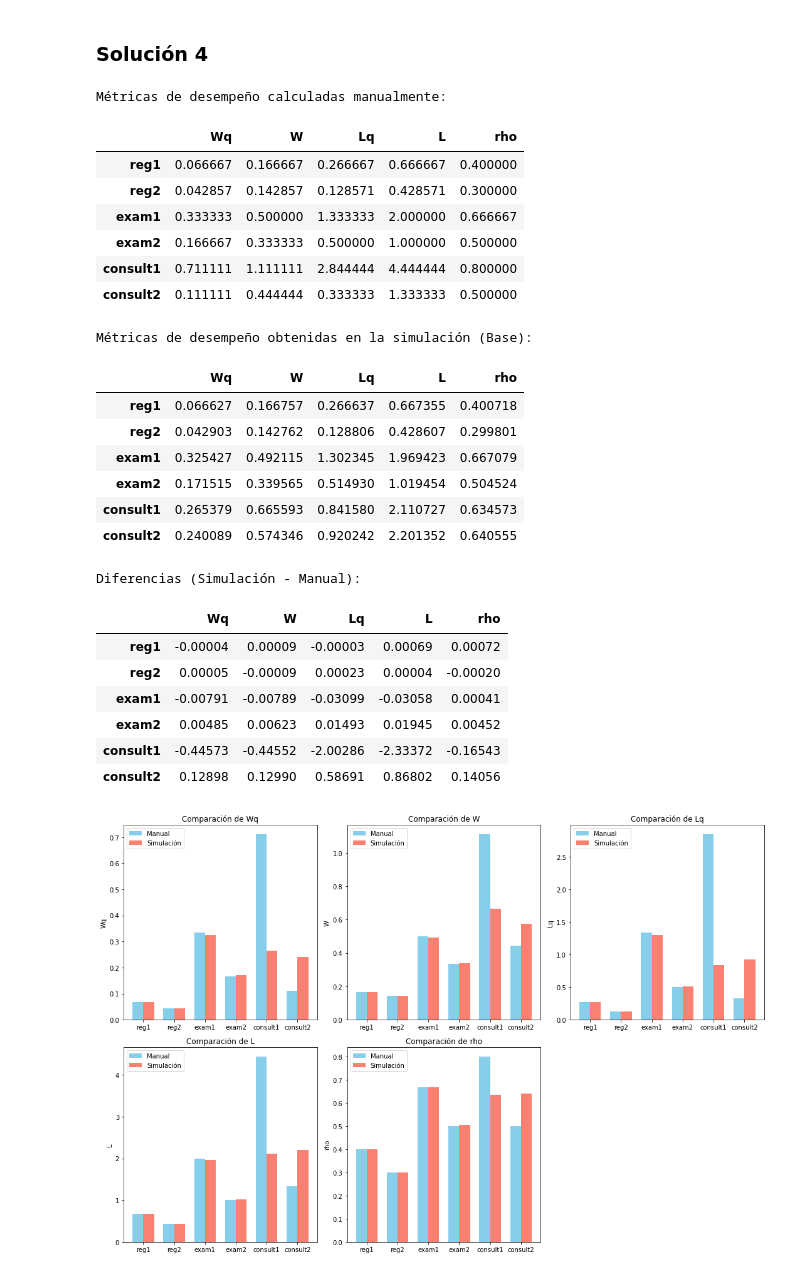
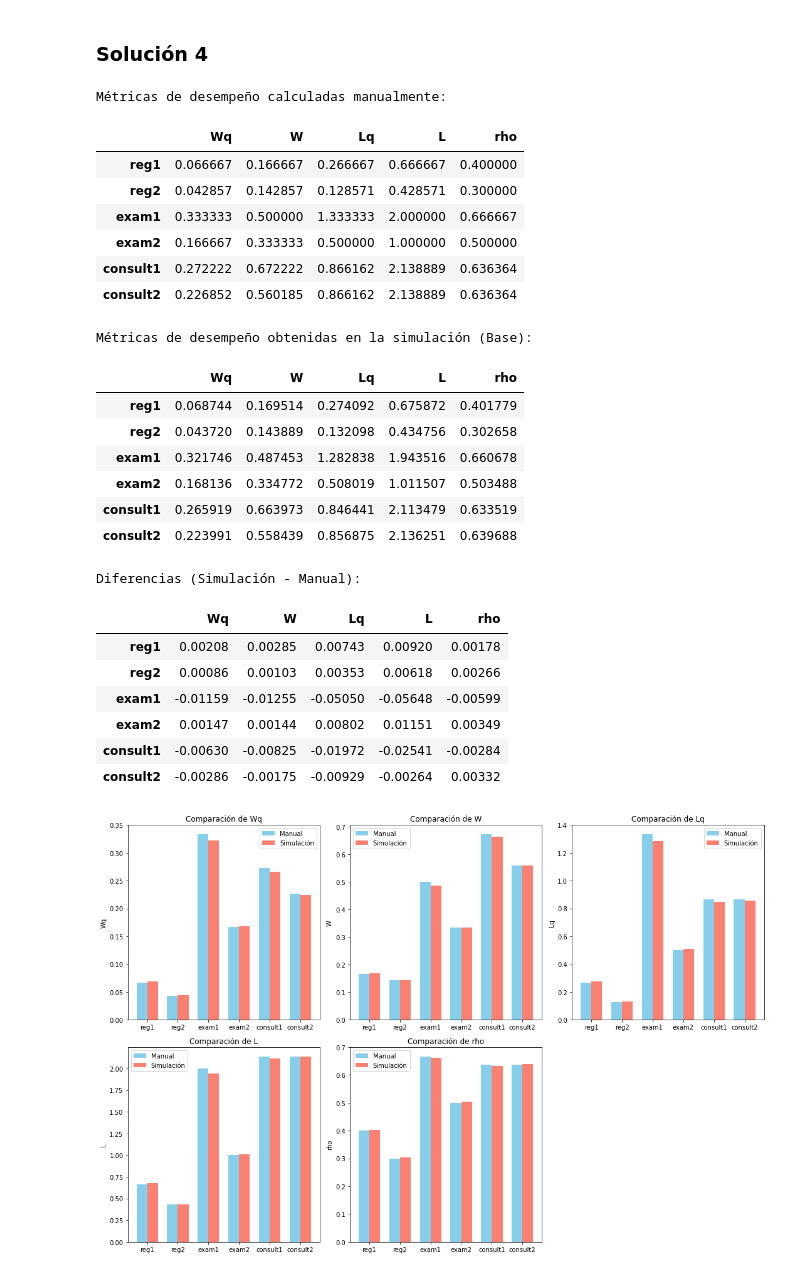
Before and after one commit to AlexisAndradeDev/OperationsResearch_QueuingProject, a Jupyter notebook: IO_Queuing_Simulation.ipynb, the cells around one changed output. Cells and saved outputs as stored; diff of their text form; code cells hidden in the pictures.

Commit message:
Fix simulated-manual metric comparison in sol. 4
* Add a subsection that contrasts the performance metrics between the baseline simulation and the solution 4 simulation

```diff
--- a/IO_Queuing_Simulation.ipynb
+++ b/IO_Queuing_Simulation.ipynb
@@ -794,9 +757,6 @@ Diferencias (Simulación - Manual):
 # %% [markdown]
 ### Solución 4
 # %%
-import matplotlib.pyplot as plt
-
-# Crear DataFrame de métricas manuales
 print("Métricas de desempeño calculadas manualmente:")
 display(df_solution4_manual)
 
@@ -806,58 +766,58 @@ print("\nMétricas de desempeño obtenidas en la simulación (Base):")
 display(df_simulation)
 
 # Crear un DataFrame con la diferencia (Simulación - Manual)
-df_diff = (df_simulation - df_base_manual).round(5)
+df_diff = (df_simulation - df_solution4_manual).round(5)
 print("\nDiferencias (Simulación - Manual):")
 display(df_diff)
 
 # Graficar comparaciones para cada métrica
 metric_names = ['Wq', 'W', 'Lq', 'L', 'rho']
-nodes = df_base_manual.index.tolist()
+nodes = df_solution4_manual.index.tolist()
 x = range(len(nodes))
 width = 0.35
 
 fig, axs = plt.subplots(2, 3, figsize=(15, 10))
 axs = axs.flatten()
 
 for i, metric in enumerate(metric_names):
     ax = axs[i]
-    manual_vals = df_base_manual[metric]
+    manual_vals = df_solution4_manual[metric]
     sim_vals = df_simulation[metric]
     ax.bar([p - width/2 for p in x], manual_vals, width=width, label='Manual', color='skyblue')
     ax.bar([p + width/2 for p in x], sim_vals, width=width, label='Simulación', color='salmon')
     ax.set_xticks(x)
     ax.set_xticklabels(nodes)
     ax.set_ylabel(metric)
     ax.set_title(f'Comparación de {metric}')
     ax.legend()
 
 axs[-1].axis('off')
 
 plt.tight_layout()
 plt.show()
 # %% [output]
 Métricas de desempeño calculadas manualmente:
 |  | Wq | W | Lq | L | rho |
 | reg1 | 0.066667 | 0.166667 | 0.266667 | 0.666667 | 0.400000 |
 | reg2 | 0.042857 | 0.142857 | 0.128571 | 0.428571 | 0.300000 |
 | exam1 | 0.333333 | 0.500000 | 1.333333 | 2.000000 | 0.666667 |
 | exam2 | 0.166667 | 0.333333 | 0.500000 | 1.000000 | 0.500000 |
-| consult1 | 0.711111 | 1.111111 | 2.844444 | 4.444444 | 0.800000 |
-| consult2 | 0.111111 | 0.444444 | 0.333333 | 1.333333 | 0.500000 |
+| consult1 | 0.272222 | 0.672222 | 0.866162 | 2.138889 | 0.636364 |
+| consult2 | 0.226852 | 0.560185 | 0.866162 | 2.138889 | 0.636364 |
 Métricas de desempeño obtenidas en la simulación (Base):
 |  | Wq | W | Lq | L | rho |
-| reg1 | 0.066627 | 0.166757 | 0.266637 | 0.667355 | 0.400718 |
-| reg2 | 0.042903 | 0.142762 | 0.128806 | 0.428607 | 0.299801 |
-| exam1 | 0.325427 | 0.492115 | 1.302345 | 1.969423 | 0.667079 |
-| exam2 | 0.171515 | 0.339565 | 0.514930 | 1.019454 | 0.504524 |
-| consult1 | 0.265379 | 0.665593 | 0.841580 | 2.110727 | 0.634573 |
-| consult2 | 0.240089 | 0.574346 | 0.920242 | 2.201352 | 0.640555 |
+| reg1 | 0.068744 | 0.169514 | 0.274092 | 0.675872 | 0.401779 |
+| reg2 | 0.043720 | 0.143889 | 0.132098 | 0.434756 | 0.302658 |
+| exam1 | 0.321746 | 0.487453 | 1.282838 | 1.943516 | 0.660678 |
+| exam2 | 0.168136 | 0.334772 | 0.508019 | 1.011507 | 0.503488 |
+| consult1 | 0.265919 | 0.663973 | 0.846441 | 2.113479 | 0.633519 |
+| consult2 | 0.223991 | 0.558439 | 0.856875 | 2.136251 | 0.639688 |
 Diferencias (Simulación - Manual):
 |  | Wq | W | Lq | L | rho |
-| reg1 | -0.00004 | 0.00009 | -0.00003 | 0.00069 | 0.00072 |
-| reg2 | 0.00005 | -0.00009 | 0.00023 | 0.00004 | -0.00020 |
-| exam1 | -0.00791 | -0.00789 | -0.03099 | -0.03058 | 0.00041 |
-| exam2 | 0.00485 | 0.00623 | 0.01493 | 0.01945 | 0.00452 |
-| consult1 | -0.44573 | -0.44552 | -2.00286 | -2.33372 | -0.16543 |
-| consult2 | 0.12898 | 0.12990 | 0.58691 | 0.86802 | 0.14056 |
+| reg1 | 0.00208 | 0.00285 | 0.00743 | 0.00920 | 0.00178 |
+| reg2 | 0.00086 | 0.00103 | 0.00353 | 0.00618 | 0.00266 |
+| exam1 | -0.01159 | -0.01255 | -0.05050 | -0.05648 | -0.00599 |
+| exam2 | 0.00147 | 0.00144 | 0.00802 | 0.01151 | 0.00349 |
+| consult1 | -0.00630 | -0.00825 | -0.01972 | -0.02541 | -0.00284 |
+| consult2 | -0.00286 | -0.00175 | -0.00929 | -0.00264 | 0.00332 |
-[figure, old version]
+[figure, new version]
```
Also changed, not shown: parts of 6 cells of this notebook.
